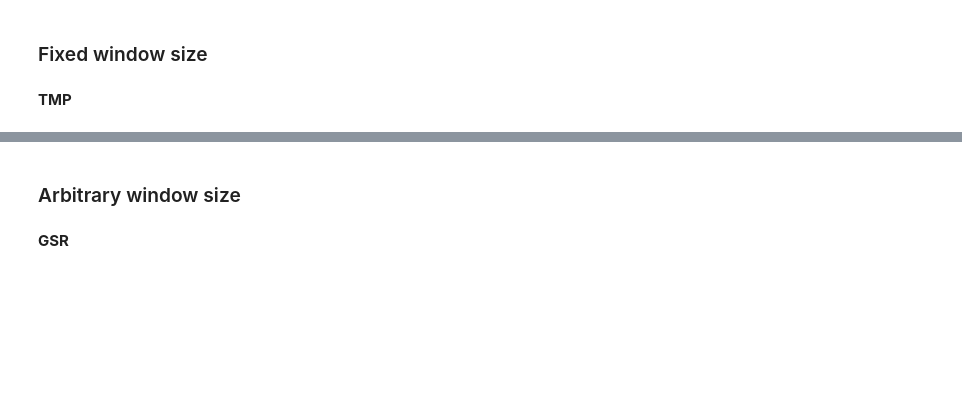
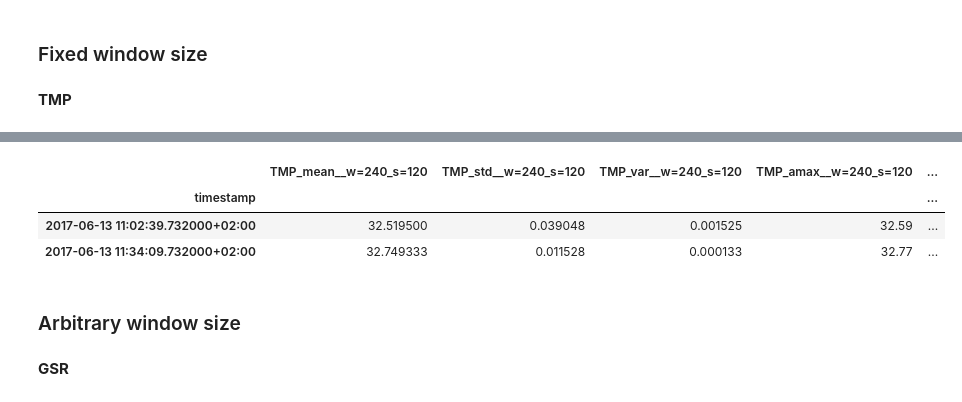
Before and after one commit to predict-idlab/tsflex, a Jupyter notebook: example.ipynb, the cells around one changed output, grey strips where cells are left out. Drawn from its saved outputs; the diff is of its cells as text; code cells hidden in the pictures; blank space fills up the shorter version.

```diff
--- a/example.ipynb
+++ b/example.ipynb
@@ -143,0 +200,4 @@ dict_keys([(240, 120)])
+# %%
+%%time
+tmp_feat_extr.calculate(df_tmp, merge_dfs=True, njobs=1).sample(2)
+# %% [output]
@@ -144,3 +206,7 @@ dict_keys([(240, 120)])
+|  | TMP_mean__w=240_s=120 | TMP_std__w=240_s=120 | TMP_var__w=240_s=120 | TMP_amax__w=240_s=120 | ... |
+| timestamp |  |  |  |  | ... |
+| 2017-06-13 11:02:39.732000+02:00 | 32.519500 | 0.039048 | 0.001525 | 32.59 | ... |
+| 2017-06-13 11:34:09.732000+02:00 | 32.749333 | 0.011528 | 0.000133 | 32.77 | ... |
 # %% [markdown]
 ### Arbitrary window size
 # %% [markdown]
```
Also changed, not shown: parts of 27 cells of this notebook.
